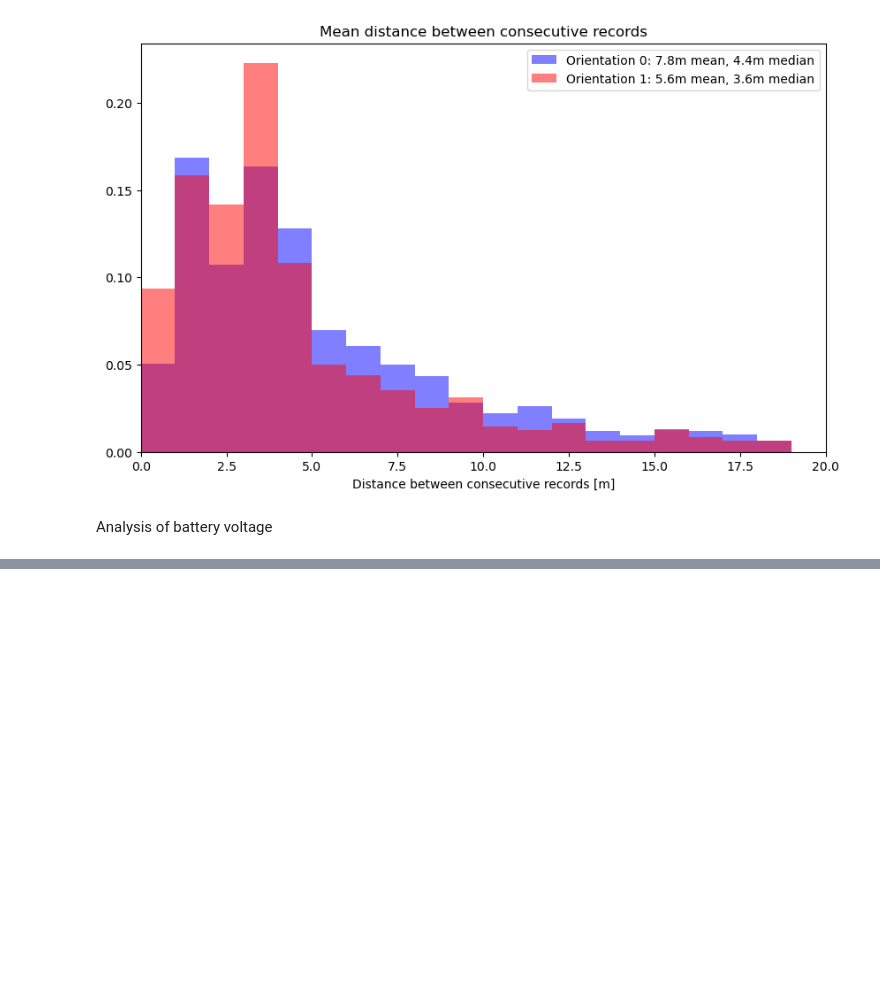
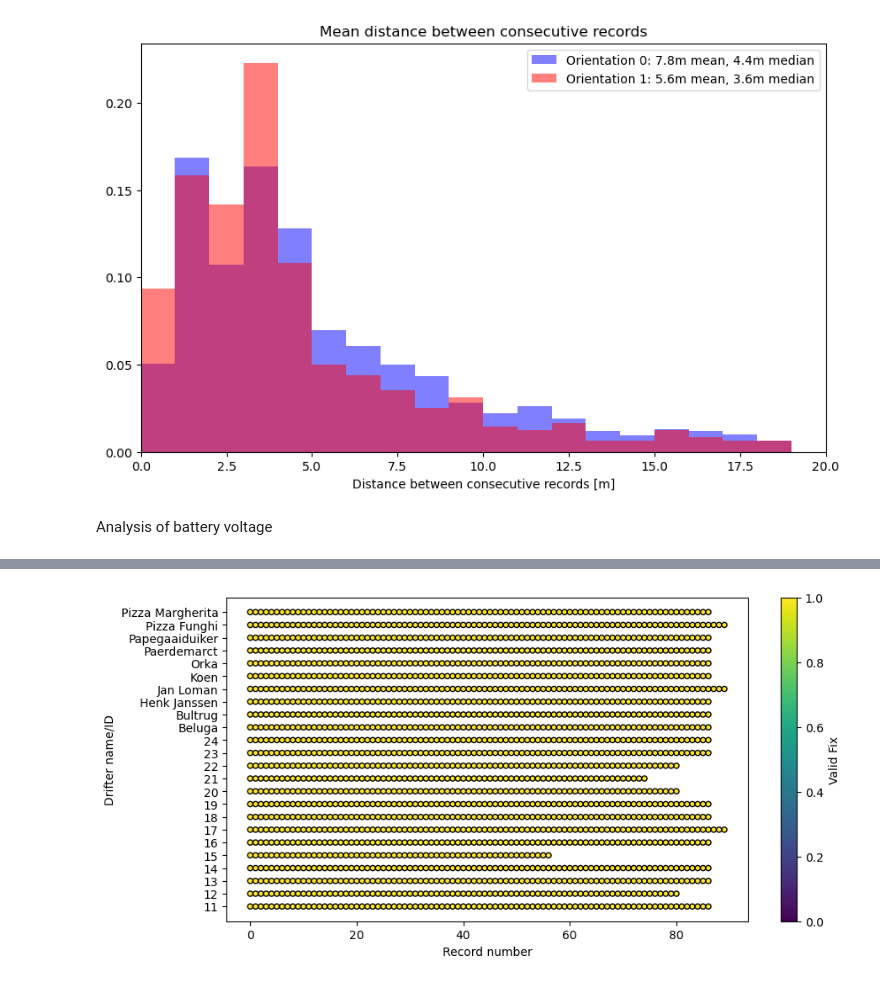
Before and after one commit to Parcels-code/Stokesdrifters_Wadden, a Jupyter notebook: analyse_roofdata.ipynb, the cells around one changed output, grey strips where cells are left out. Cells and saved outputs as stored; diff of their text form; code cells hidden in the pictures; blank space fills up the shorter version.

```diff
--- a/analyse_roofdata.ipynb
+++ b/analyse_roofdata.ipynb
@@ -143,0 +142,12 @@ plt.show()
+# %%
+fig, ax = plt.subplots(figsize=(10, 5))
+for i, drifter in enumerate(data.keys()):
+    validFix = [d[5] for d in data[drifter]]
+    plt.scatter(range(len(validFix)), (len(validFix)*[i]), s=20, c=validFix, vmin=0, vmax=1, cmap='viridis', edgecolor='k')
+plt.colorbar(label="Valid Fix")
+plt.yticks(range(len(data.keys())), data.keys())
+plt.ylabel('Drifter name/ID')
+plt.xlabel('Record number')
+plt.show()
+# %% [output]
+[figure, added]
```
Also changed, not shown: parts of 7 cells of this notebook, 1 other file.
